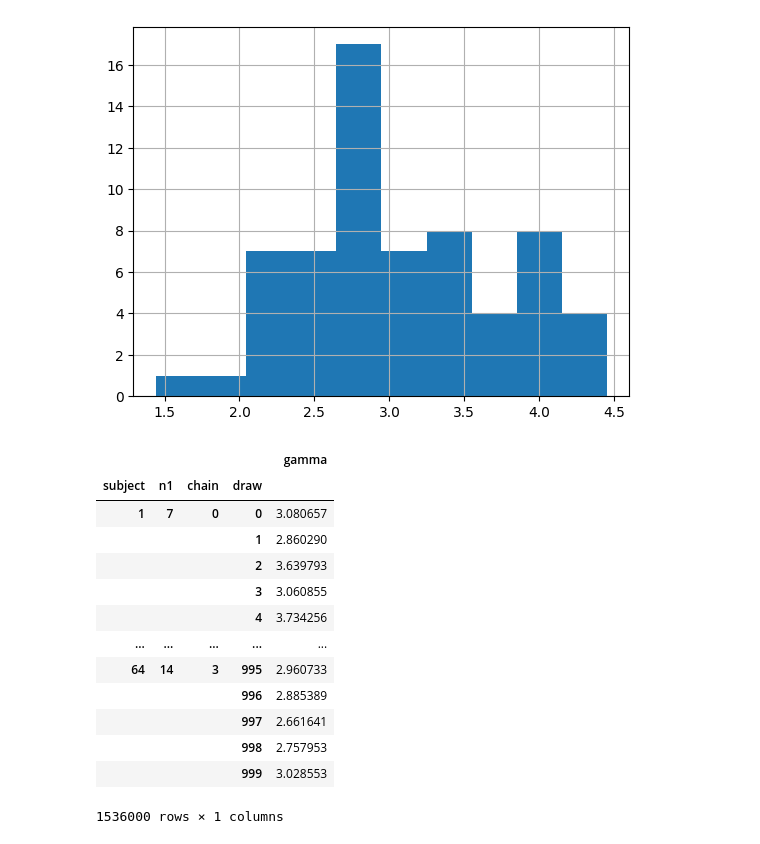
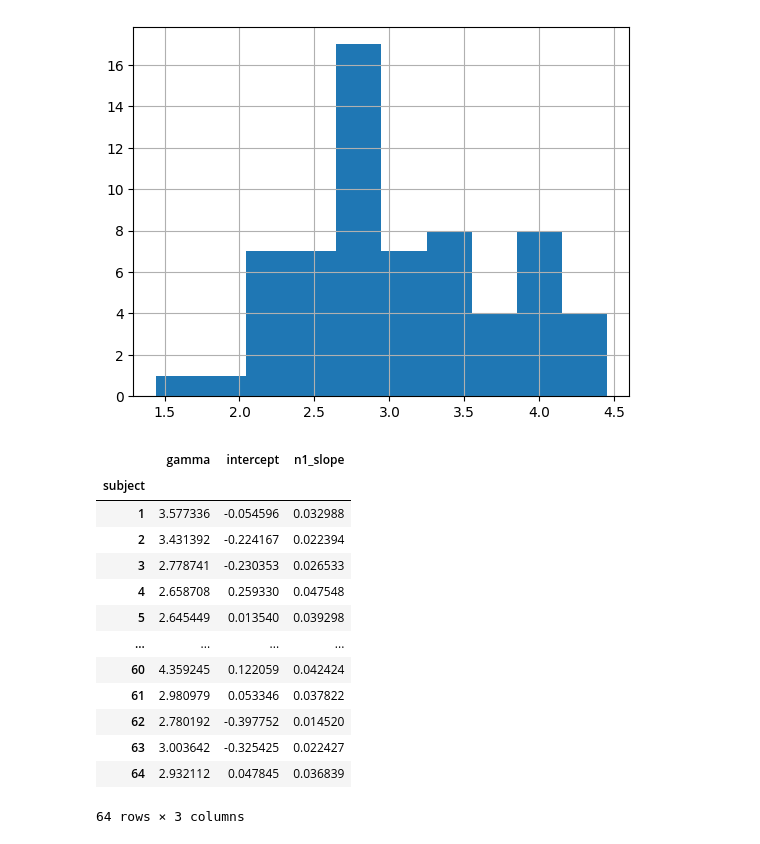
Before and after one commit to mrenke/parietal_patterns, a Jupyter notebook: miguel_data/behavior_probit.ipynb, the cells around one changed output. Drawn from its saved outputs; the diff is of its cells as text; code cells hidden in the pictures.

```diff
--- a/miguel_data/behavior_probit.ipynb
+++ b/miguel_data/behavior_probit.ipynb
@@ -127,18 +123,29 @@ gamma.columns = ['gamma']
-# %%
-gamma
-# %% [output]
-|  |  |  |  | gamma |
-| subject | n1 | chain | draw |  |
-| 1 | 7 | 0 | 0 | 3.080657 |
-|  |  |  | 1 | 2.860290 |
-|  |  |  | 2 | 3.639793 |
-|  |  |  | 3 | 3.060855 |
-|  |  |  | 4 | 3.734256 |
-| ... | ... | ... | ... | ... |
-| 64 | 14 | 3 | 995 | 2.960733 |
-|  |  |  | 996 | 2.885389 |
-|  |  |  | 997 | 2.661641 |
-|  |  |  | 998 | 2.757953 |
-|  |  |  | 999 | 3.028553 |
-1536000 rows × 1 columns
+# %%
+sub_n1effect = idata.posterior['n1|subject'].to_dataframe().rename_axis(index={'subject__factor_dim':'subject'})
+sub_n1effect = sub_n1effect.reset_index('subject')
+sub_n1effect['subject'] = sub_n1effect['subject'].astype(int)
+sub_n1effect = sub_n1effect.set_index('subject',append=True)
+
+df_n1 = sub_n1effect.join(idata.posterior['n1'].to_dataframe())
+df_n1['n1_slope'] = df_n1['n1'] + df_n1['n1|subject']
+
+params_comb = gamma.groupby('subject').mean().join(intercept.groupby('subject').mean()).join(df_n1.groupby('subject').mean()[['n1_slope']])
+params_comb.to_csv(op.join(target_folder, f'probit_model-{model_label}_all-subwise-params.csv'))
+# %%
+params_comb
+# %% [output]
+|  | gamma | intercept | n1_slope |
+| subject |  |  |  |
+| 1 | 3.577336 | -0.054596 | 0.032988 |
+| 2 | 3.431392 | -0.224167 | 0.022394 |
+| 3 | 2.778741 | -0.230353 | 0.026533 |
+| 4 | 2.658708 | 0.259330 | 0.047548 |
+| 5 | 2.645449 | 0.013540 | 0.039298 |
+| ... | ... | ... | ... |
+| 60 | 4.359245 | 0.122059 | 0.042424 |
+| 61 | 2.980979 | 0.053346 | 0.037822 |
+| 62 | 2.780192 | -0.397752 | 0.014520 |
+| 63 | 3.003642 | -0.325425 | 0.022427 |
+| 64 | 2.932112 | 0.047845 | 0.036839 |
+64 rows × 3 columns
 # %%
```
Also changed, not shown: parts of 10 cells of this notebook.
